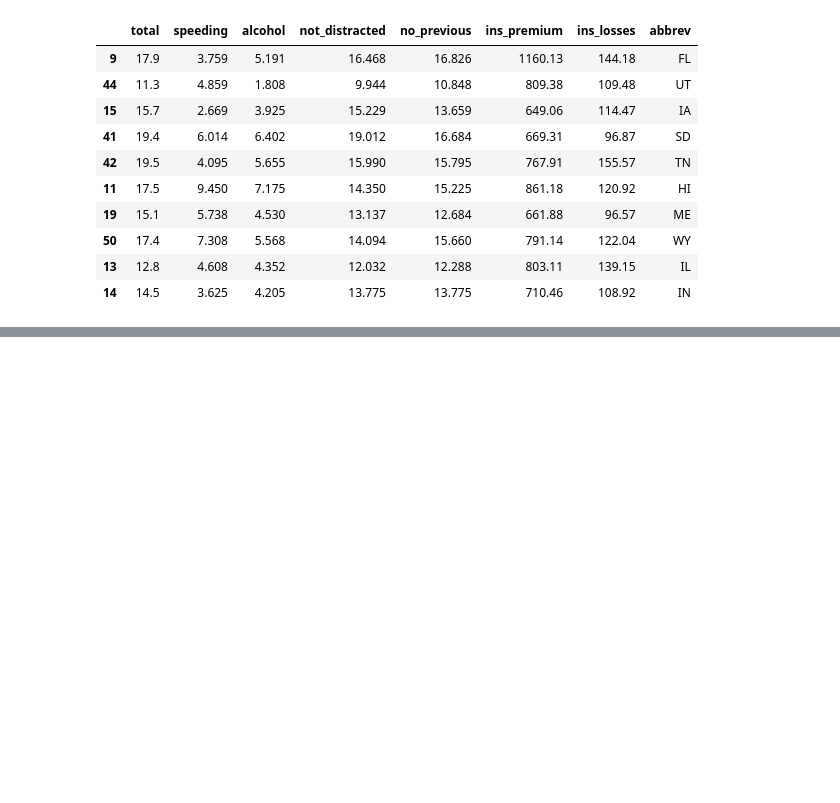
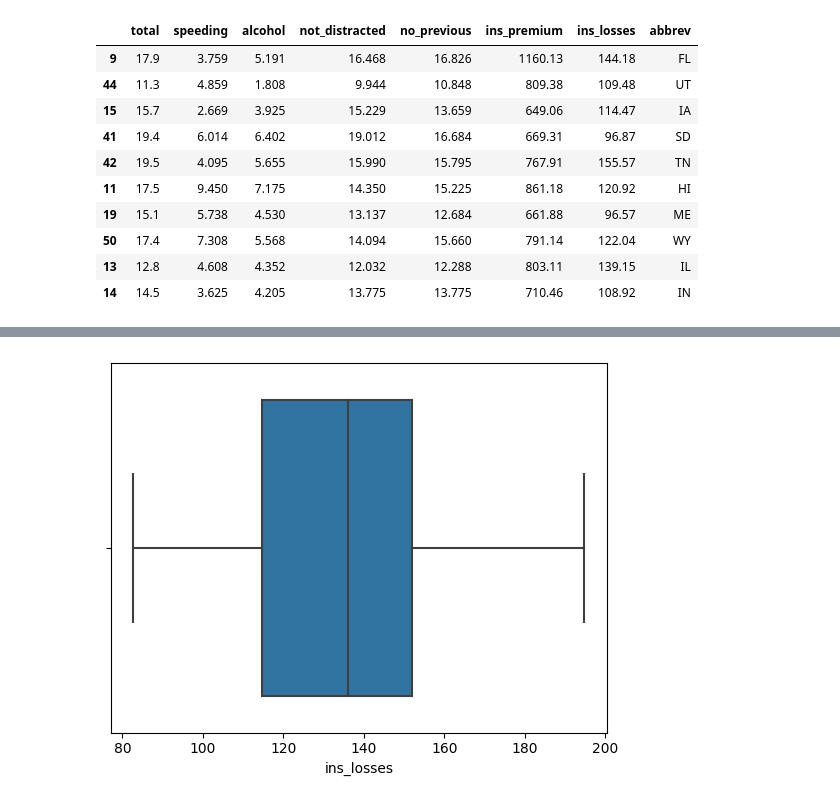
Before and after one commit to safiyeolgun/DA-STATS, a Jupyter notebook: car_crashes.ipynb, the cells around one changed output, grey strips where cells are left out. Drawn from its saved outputs; the diff is of its cells as text; code cells hidden in the pictures; blank space fills up the shorter version.

```diff
--- a/car_crashes.ipynb
+++ b/car_crashes.ipynb
@@ -58,0 +171,4 @@ df.sample(10)
+# %%
+sns.boxplot(x = 'ins_losses', data = df) ;
+# %% [output]
+[figure, added]
```
Also changed, not shown: parts of 12 cells of this notebook.
